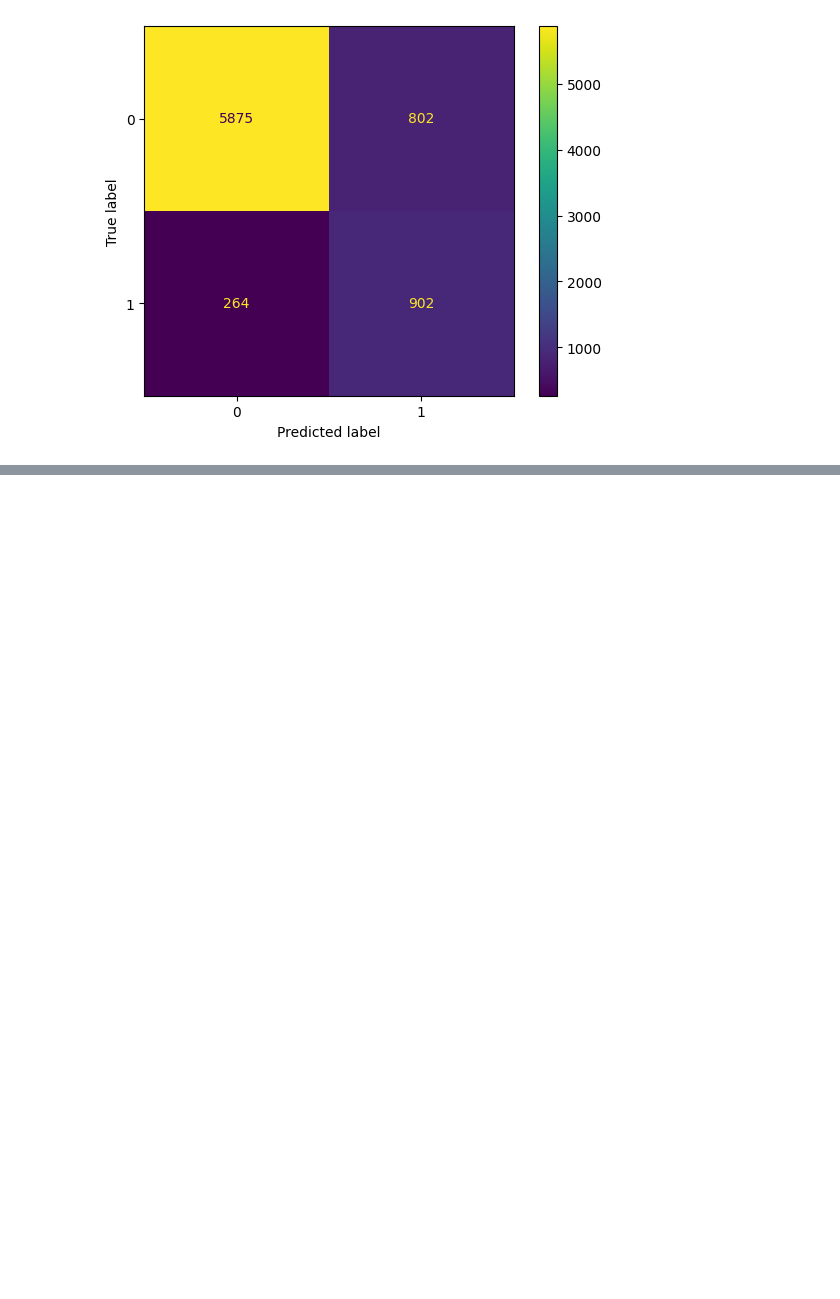
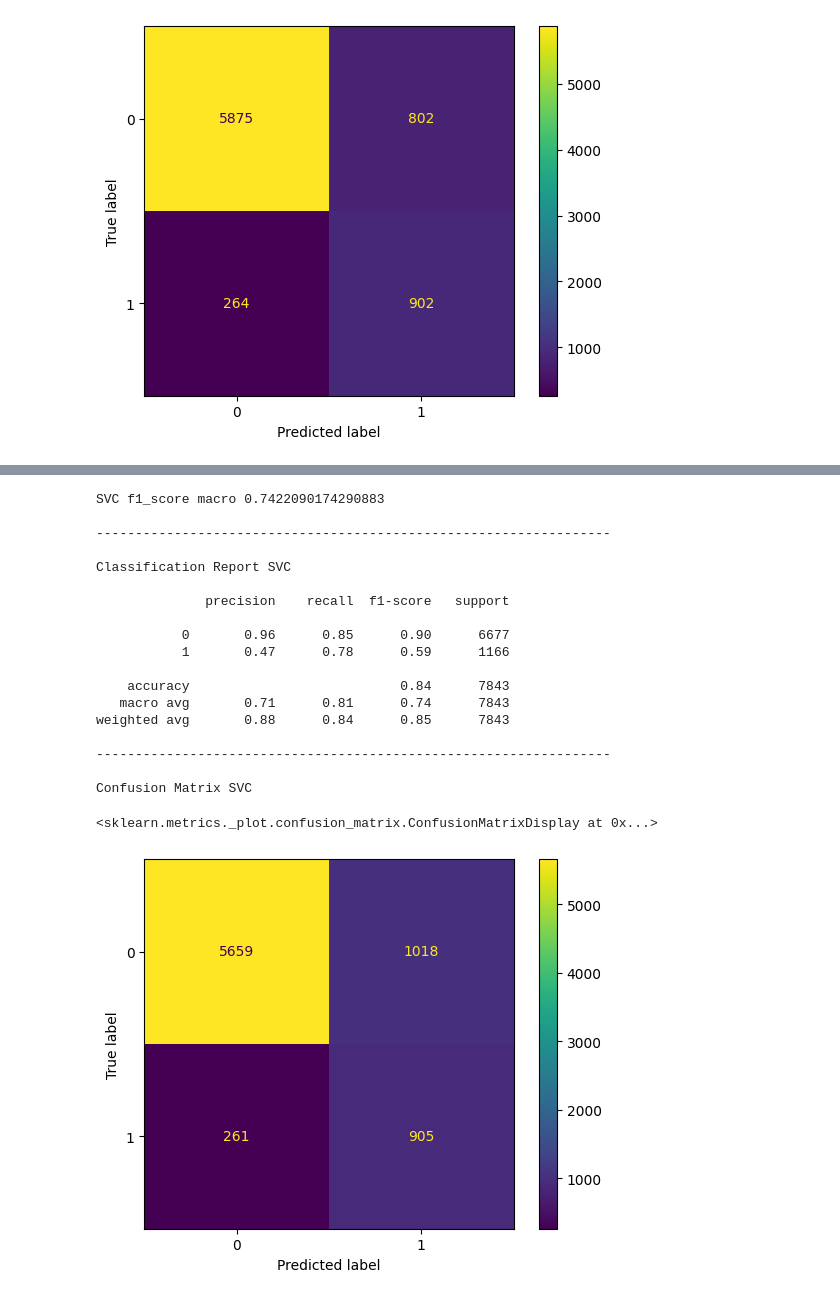
Before and after one commit to linisha04/Predict-the-Success-of-Bank-telemarketing, a Jupyter notebook: liniiiii.ipynb, the cells around one changed output, grey strips where cells are left out. Drawn from its saved outputs; the diff is of its cells as text; code cells hidden in the pictures; blank space fills up the shorter version.

```diff
--- a/liniiiii.ipynb
+++ b/liniiiii.ipynb
@@ -1211,21 +1214,38 @@ Confusion Matrix
 # %%
-# from imblearn.ensemble import EasyEnsembleClassifier
-# eec = EasyEnsembleClassifier(estimator=rf ,random_state=1,n_jobs=-1)
-
-
-
-
-
-# easy=Pipeline([('col_transformer',col_transformer)
-#                                  ,('eec',eec)])
-# easy.fit(xtrain, ytrain)
-# ypred_easy=easy.predict(xtest)
-
-# print(   'easy f1_score '  ,     f1_score(ytest, ypred_easy  , average='macro')    )
-# print('Classification Report')
-
-# print(classification_report(ytest ,ypred_easy))
-
-# print('Confusion Matrix')
-
-# ConfusionMatrixDisplay.from_estimator(easy,xtest,ytest)
+from sklearn.svm import SVC
+svc=SVC(random_state=1 ,class_weight='balanced')
+svc=Pipeline([('col_transformer',col_transformer),('svc',svc)])
+svc.fit(xtrain , ytrain)
+ypred_svc=svc.predict(xtest)
+print("SVC f1_score macro" , f1_score(ytest , ypred_svc ,average='macro'))
+print('')
+print('------------------------------------------------------------------')
+print('')
+print('Classification Report SVC')
+print('')
+print(classification_report(ytest , ypred_svc))
+print('------------------------------------------------------------------')
+print('')
+print('Confusion Matrix SVC')
+ConfusionMatrixDisplay.from_estimator(svc,xtest,ytest)
+# %% [output]
+SVC f1_score macro 0.7422090174290883
+
+------------------------------------------------------------------
+
+Classification Report SVC
+
+              precision    recall  f1-score   support
+
+           0       0.96      0.85      0.90      6677
+           1       0.47      0.78      0.59      1166
+
+    accuracy                           0.84      7843
+   macro avg       0.71      0.81      0.74      7843
+weighted avg       0.88      0.84      0.85      7843
+
+------------------------------------------------------------------
+
+Confusion Matrix SVC
+<sklearn.metrics._plot.confusion_matrix.ConfusionMatrixDisplay at 0x...>
+[figure, added]
```
Also changed, not shown: parts of 7 cells of this notebook.
